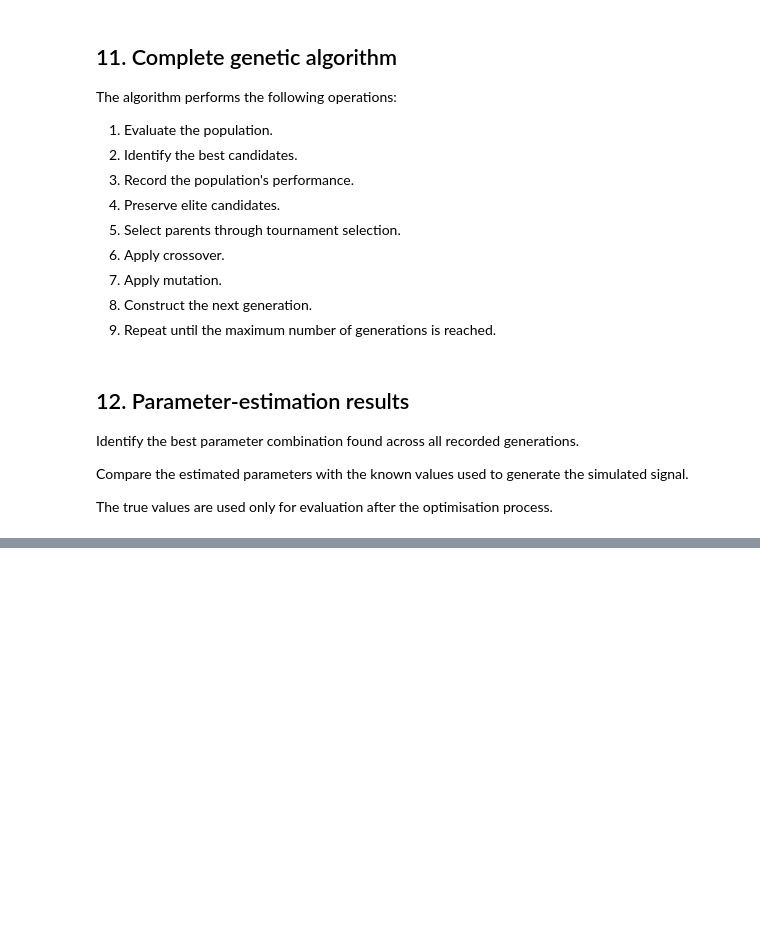
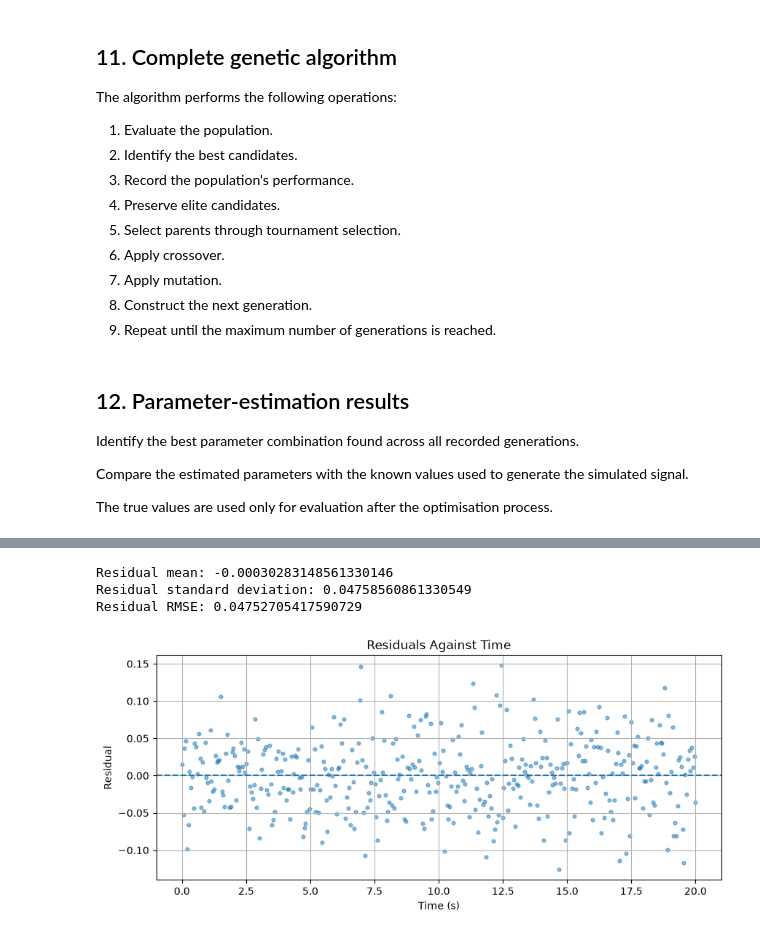
Before and after one commit to Silva-6/-engineering-ml-optimisation, a Jupyter notebook: notebooks/03_genetic_algorithm_signal_parameter_estimation.ipynb, the cells around one changed output, grey strips where cells are left out. Cells and saved outputs as stored; diff of their text form; code cells hidden in the pictures; blank space fills up the shorter version.

```diff
--- a/notebooks/03_genetic_algorithm_signal_parameter_estimation.ipynb
+++ b/notebooks/03_genetic_algorithm_signal_parameter_estimation.ipynb
@@ -641,0 +846,44 @@ Estimated MSE: 0.002258619282345616
+# %%
+residual_mean = np.mean(residuals)
+
+residual_std = np.std(residuals, ddof=1)
+
+residual_rmse = np.sqrt(
+    np.mean(residuals ** 2)
+)
+
+print("Residual mean:", residual_mean)
+
+print("Residual standard deviation:", residual_std)
+
+print("Residual RMSE:", residual_rmse)
+# %% [output]
+Residual mean: -0.00030283148561330146
+Residual standard deviation: 0.04758560861330549
+Residual RMSE: 0.04752705417590729
+# %%
+plt.figure(figsize=(10, 4))
+
+plt.scatter(
+    time,
+    residuals,
+    s=12,
+    alpha=0.5
+)
+
+plt.axhline(
+    y=0,
+    linestyle="--"
+)
+
+plt.xlabel("Time (s)")
+
+plt.ylabel("Residual")
+
+plt.title("Residuals Against Time")
+
+plt.grid(True)
+
+plt.show()
+# %% [output]
+[figure, added]
```
Also changed, not shown: parts of 25 cells of this notebook.
